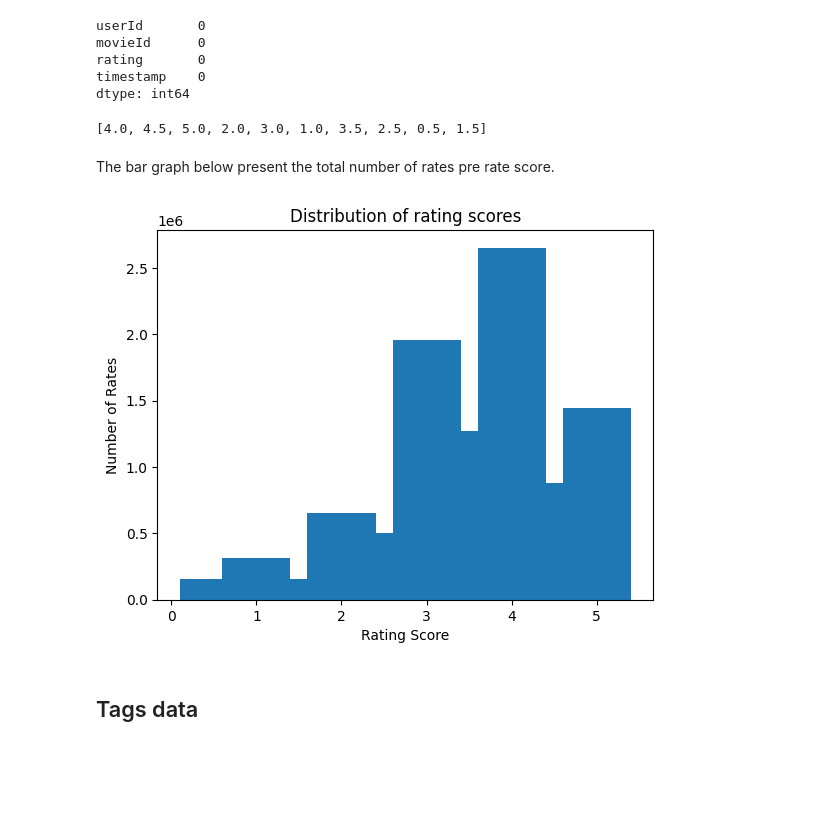
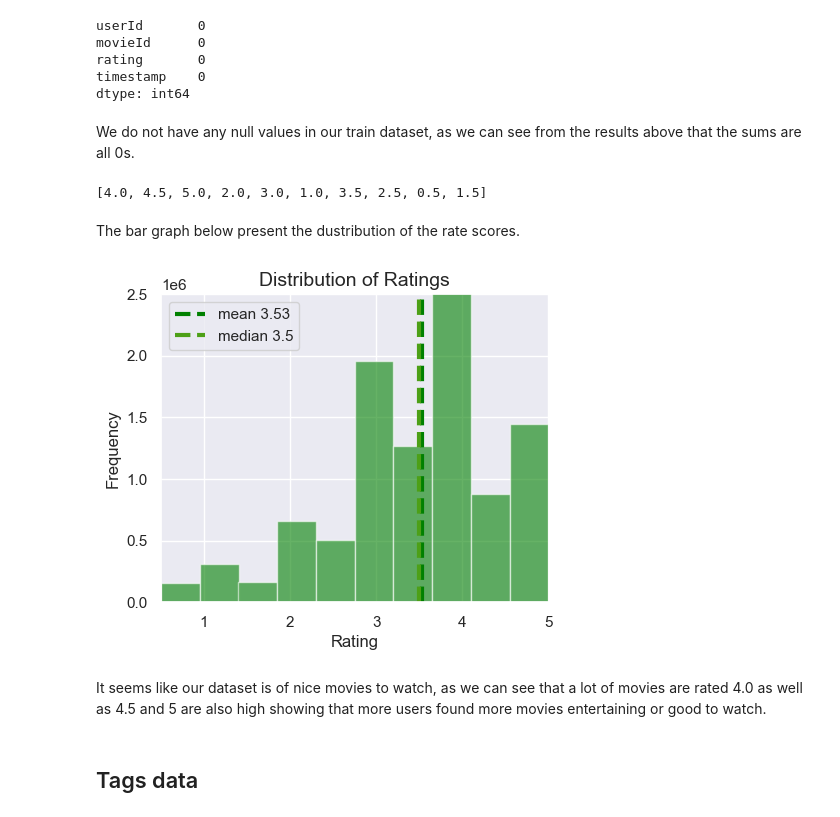
Before and after one commit to Mutiso-ac/Unsupervised-Predict-TeamBM5-2023, a Jupyter notebook: TeamBM5_Unsup_Learning_Notebbok.ipynb, the cells around one changed output. Saved outputs shown, nothing was run; the diff lists cells and outputs as text; code cells hidden in the pictures; blank space fills up the shorter version.

```diff
--- a/TeamBM5_Unsup_Learning_Notebbok.ipynb
+++ b/TeamBM5_Unsup_Learning_Notebbok.ipynb
@@ -203,6 +317,8 @@ movieId      0
 rating       0
 timestamp    0
 dtype: int64
+# %% [markdown]
+We do not have any null values in our train dataset, as we can see from the results above that the sums are all 0s.
 # %%
 #This code returns the list of all the rates in the train dataset
 rates = list(train_df['rating'].unique())
@@ -210,17 +326,35 @@ print(rates)
 # %% [output]
 [4.0, 4.5, 5.0, 2.0, 3.0, 1.0, 3.5, 2.5, 0.5, 1.5]
 # %% [markdown]
-The bar graph below present the total number of rates pre rate score.
+The bar graph below present the dustribution of the rate scores.
 # %%
-rating_count = train_df["rating"].value_counts() # Distinctly sums all the rates scores in the rating column
-plt.bar(rating_count.index, rating_count.values)
-plt.xlabel("Rating Score")
-plt.ylabel("Number of Rates")
-plt.title("Distribution of rating scores")
+def ratings_distplot(df, column='rating'):
+    """
+    Plots the distribution of ratings in the dataset.
 
-plt.show()
+    Parameters:
+    df (DataFrame): Input DataFrame containing ratings.
+    column (str, optional): Name of the column in the DataFrame that contains the ratings. Default is 'rating'.
+    """
+
+    plt.figure(figsize=(5, 4))
+    ax = sns.distplot(df[column], bins=10, kde=False, hist_kws=dict(alpha=0.6), color="green")
+    mean = df[column].mean()
+    median = df[column].median()
+    plt.axvline(x=mean, label=f'mean {round(mean, 2)}', color='green', lw=3, ls='--')
+    plt.axvline(x=median, label=f'median {median}', color='#4DA017', lw=3, ls='--')
+    plt.xlim((0.5, 5))
+    plt.ylim((0, 2500000))
+    plt.title('Distribution of Ratings', fontsize=14)
+    plt.xlabel('Rating')
+    plt.ylabel('Frequency')
+    plt.legend()
+    plt.show()
+ratings_distplot(train_df)
 # %% [output]
-[figure, old version]
+[figure, new version]
+# %% [markdown]
+It seems like our dataset is of nice movies to watch, as we can see that a lot of movies are rated 4.0 as well as 4.5 and 5 are also high showing that more users found more movies entertaining or good to watch.
 # %% [markdown]
 ## Tags data
 # %%
```
Also changed, not shown: parts of 83 cells of this notebook.
